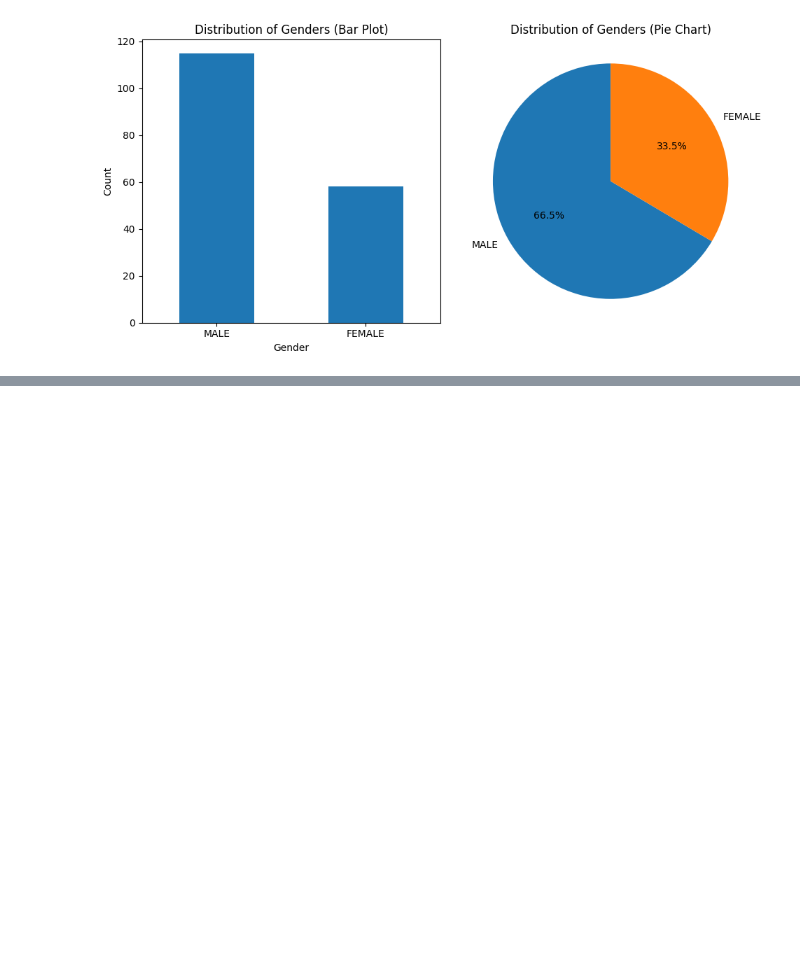
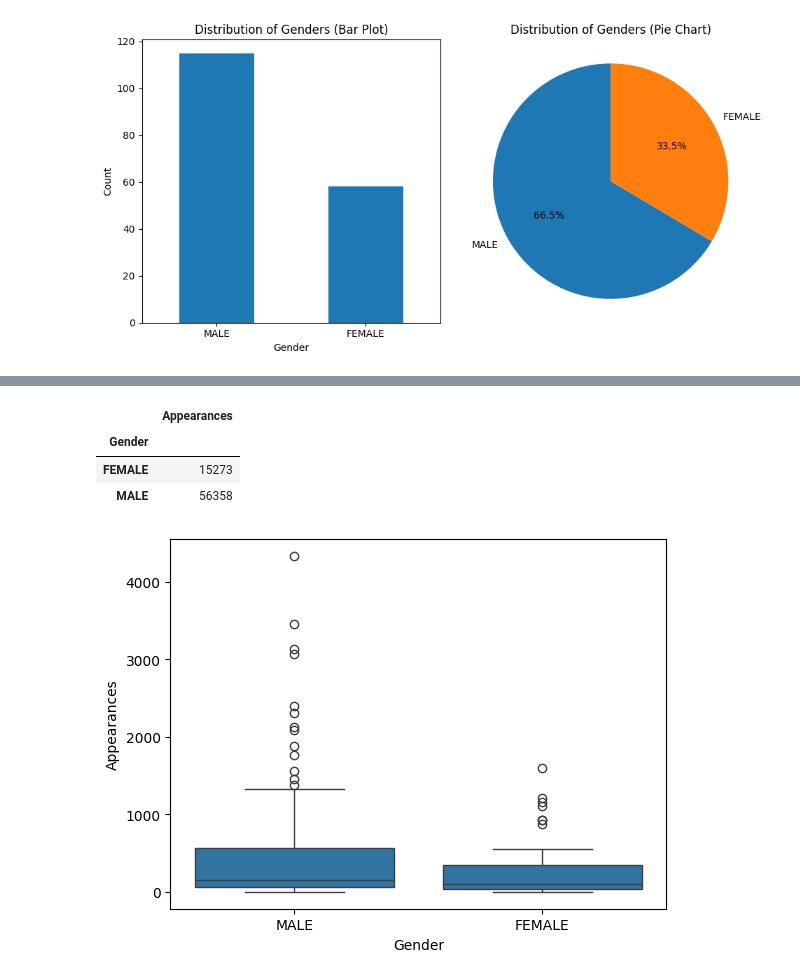
Before and after one commit to viktoruebelhart/avengers, a Jupyter notebook: avengers.ipynb, the cells around one changed output, grey strips where cells are left out. Cells and saved outputs as stored; diff of their text form; code cells hidden in the pictures; blank space fills up the shorter version.

```diff
--- a/avengers.ipynb
+++ b/avengers.ipynb
@@ -191,0 +285,13 @@ plt.show()
+# %%
+df_gender = df.groupby('Gender').agg({'Appearances': 'sum'})
+df_gender
+# %% [output]
+|  | Appearances |
+| Gender |  |
+| FEMALE | 15273 |
+| MALE | 56358 |
+# %%
+sns.boxplot(x='Gender', y='Appearances', data=df)
+plt.show()
+# %% [output]
+[figure, added]
```
Also changed, not shown: parts of 12 cells of this notebook.
